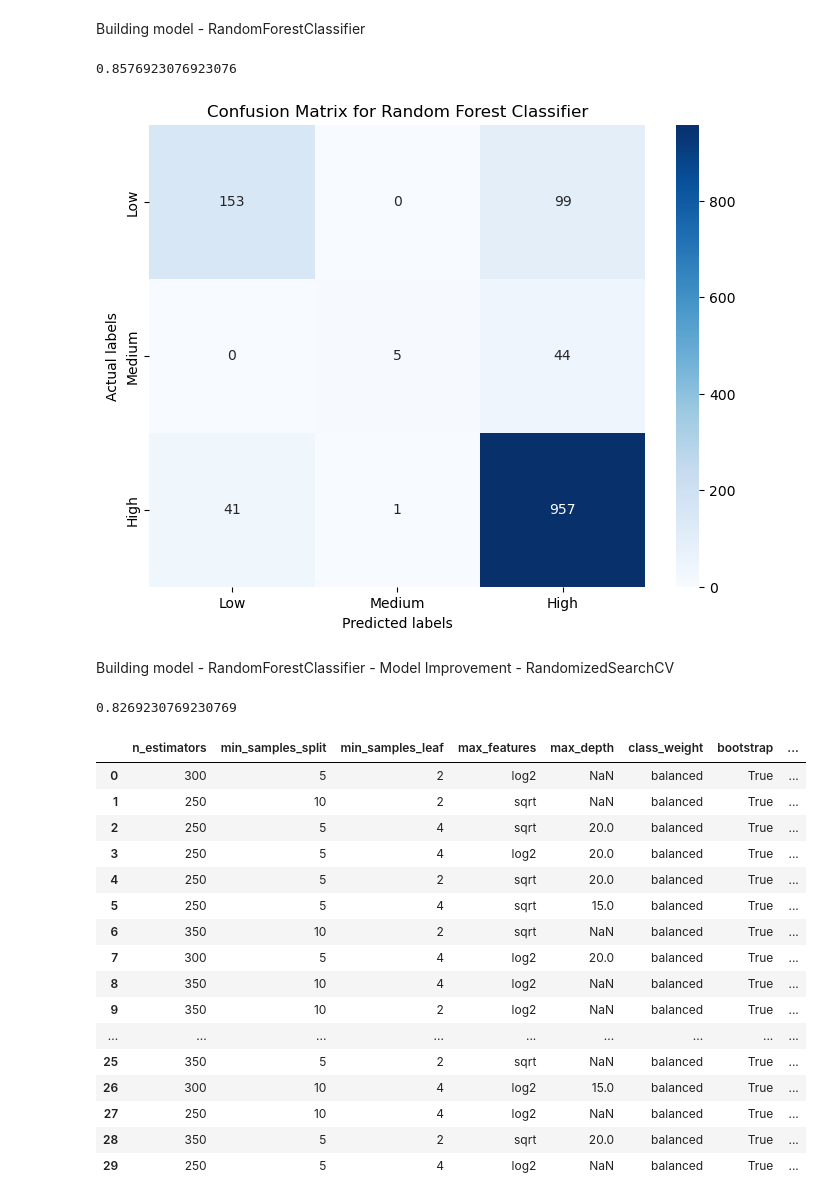
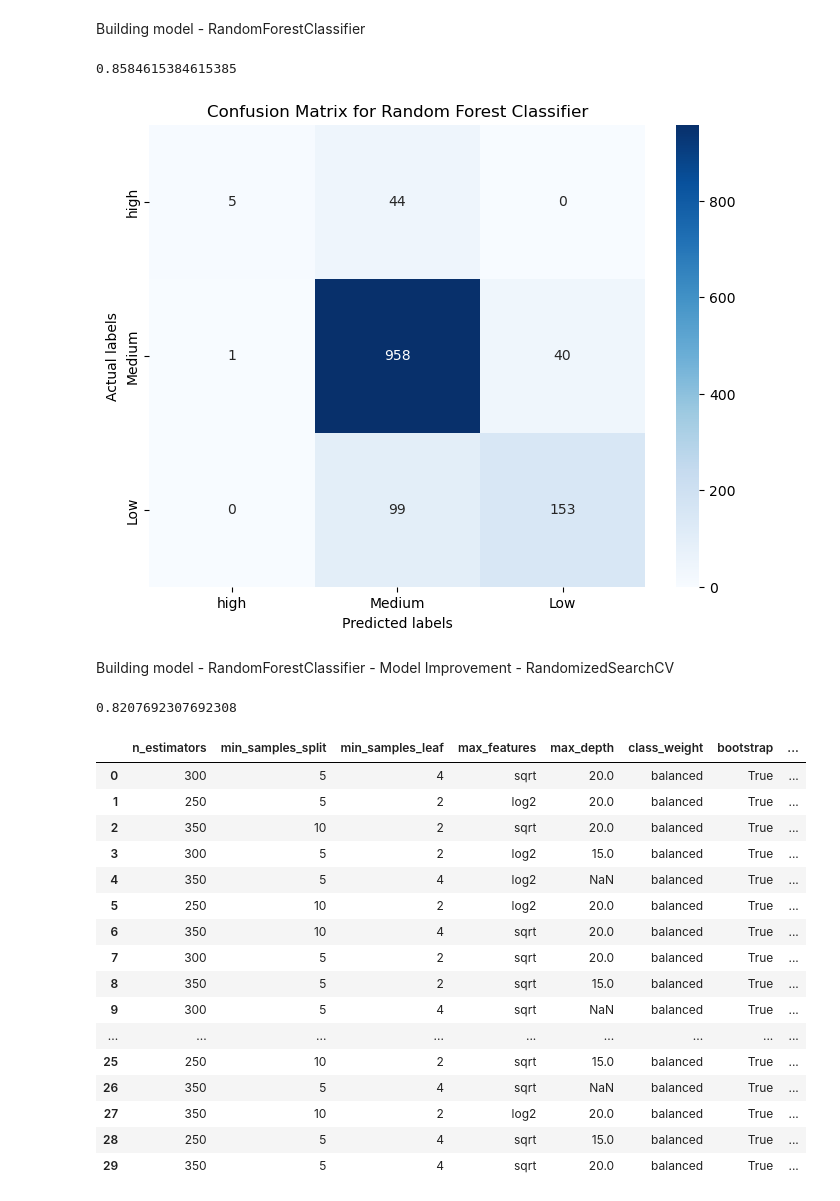
Before and after one commit to rakeshtparayil/Machine_Learning_Projects, a Jupyter notebook: Wine_Quality_Label_Prediction.ipynb, the cells around one changed output. Drawn from its saved outputs; the diff is of its cells as text; code cells hidden in the pictures.

```diff
--- a/Wine_Quality_Label_Prediction.ipynb
+++ b/Wine_Quality_Label_Prediction.ipynb
@@ -37,11 +46,3 @@ Droping the columns
 combined_wine_copy = combined_wine_copy.drop(columns = 'quality')
 # %% [markdown]
 Encoding
-# %%
-
-from sklearn.preprocessing import LabelEncoder
-
-le = LabelEncoder()
-combined_wine_copy['quality_label'] = le.fit_transform(combined_wine_copy['quality_label'])
-combined_wine_copy['type'] = le.fit_transform(combined_wine_copy['type'])
-combined_wine_copy.head()
@@ -54,0 +49,17 @@ combined_wine_copy.head()
+# %%
+from sklearn.preprocessing import LabelEncoder, OrdinalEncoder
+
+# Create encoders
+le = LabelEncoder()  # for wine type
+ord_encoder = OrdinalEncoder(categories=[["low", "medium", "high"]])  # for quality
+
+# Encode wine type using LabelEncoder (no inherent order)
+combined_wine_copy['type'] = le.fit_transform(combined_wine_copy['type'])
+
+# Encode quality_label using OrdinalEncoder (with ordered categories)
+combined_wine_copy['quality_label'] = ord_encoder.fit_transform(
+    combined_wine_copy[['quality_label']]
+)
+
+# Display the result
+print(combined_wine_copy.head())
@@ -96,37 +128,37 @@ RF_model = randomforestclassifier(random_state=42)
 
 #fitting the model
 RF_model.fit(X_train, y_train)
 
 # Prediction
 preds = RF_model.predict(X_test) #predicting
 X_test
 y_test
 
 # accuracy score
 from sklearn.metrics import accuracy_score, classification_report, confusion_matrix #importing necessary metrics
 acc = accuracy_score(y_test, preds) #accuracy
 print(acc) #accuracy
 
 classification_report(y_test, preds) #classification report
 #create a confusion matrix
 
 conf_matrix = confusion_matrix(y_test, preds)
 
 #create a visualization of the confusion matrix
 plt.figure(figsize=(8, 6))
 sns.heatmap(conf_matrix,
             annot=True,
             fmt='d',
             cmap='Blues',
-            xticklabels=['Low', 'Medium', 'High'],  # Changed from ['Red', 'White']
-            yticklabels=['Low', 'Medium', 'High'])  # Changed from ['Red', 'White']
+            xticklabels=['high', 'Medium', 'Low'],
+            yticklabels=['high', 'Medium', 'Low'])
 plt.xlabel('Predicted labels')
 plt.ylabel('Actual labels')
 plt.title('Confusion Matrix for Random Forest Classifier')
 plt.show()
 # %% [output]
-0.8576923076923076
+0.8584615384615385
-[figure, old version]
+[figure, new version]
 # %% [markdown]
 Building model - RandomForestClassifier - Model Improvement - RandomizedSearchCV
 # %%
@@ -172,7 +204,7 @@ from sklearn.metrics import accuracy_score
 acc = accuracy_score(y_test, preds) #accuracy
 print(acc) #accuracy
 # %% [output]
-0.8269230769230769
+0.8207692307692308
 # %%
 grid_results = pd.concat([
   pd.DataFrame(RS_grid.cv_results_["params"]),
@@ -182,22 +214,22 @@ grid_results = pd.concat([
 grid_results
 # %% [output]
 |  | n_estimators | min_samples_split | min_samples_leaf | max_features | max_depth | class_weight | bootstrap | ... |
-| 0 | 300 | 5 | 2 | log2 | NaN | balanced | True | ... |
-| 1 | 250 | 10 | 2 | sqrt | NaN | balanced | True | ... |
-| 2 | 250 | 5 | 4 | sqrt | 20.0 | balanced | True | ... |
-| 3 | 250 | 5 | 4 | log2 | 20.0 | balanced | True | ... |
-| 4 | 250 | 5 | 2 | sqrt | 20.0 | balanced | True | ... |
-| 5 | 250 | 5 | 4 | sqrt | 15.0 | balanced | True | ... |
-| 6 | 350 | 10 | 2 | sqrt | NaN | balanced | True | ... |
-| 7 | 300 | 5 | 4 | log2 | 20.0 | balanced | True | ... |
-| 8 | 350 | 10 | 4 | log2 | NaN | balanced | True | ... |
-| 9 | 350 | 10 | 2 | log2 | NaN | balanced | True | ... |
+| 0 | 300 | 5 | 4 | sqrt | 20.0 | balanced | True | ... |
+| 1 | 250 | 5 | 2 | log2 | 20.0 | balanced | True | ... |
+| 2 | 350 | 10 | 2 | sqrt | 20.0 | balanced | True | ... |
+| 3 | 300 | 5 | 2 | log2 | 15.0 | balanced | True | ... |
+| 4 | 350 | 5 | 4 | log2 | NaN | balanced | True | ... |
+| 5 | 250 | 10 | 2 | log2 | 20.0 | balanced | True | ... |
+| 6 | 350 | 10 | 4 | sqrt | 20.0 | balanced | True | ... |
+| 7 | 300 | 5 | 2 | sqrt | 20.0 | balanced | True | ... |
+| 8 | 350 | 5 | 2 | sqrt | 15.0 | balanced | True | ... |
+| 9 | 300 | 5 | 4 | sqrt | NaN | balanced | True | ... |
 | ... | ... | ... | ... | ... | ... | ... | ... | ... |
-| 25 | 350 | 5 | 2 | sqrt | NaN | balanced | True | ... |
-| 26 | 300 | 10 | 4 | log2 | 15.0 | balanced | True | ... |
-| 27 | 250 | 10 | 4 | log2 | NaN | balanced | True | ... |
-| 28 | 350 | 5 | 2 | sqrt | 20.0 | balanced | True | ... |
-| 29 | 250 | 5 | 4 | log2 | NaN | balanced | True | ... |
+| 25 | 250 | 10 | 2 | sqrt | 15.0 | balanced | True | ... |
+| 26 | 350 | 5 | 4 | sqrt | NaN | balanced | True | ... |
+| 27 | 350 | 10 | 2 | log2 | 20.0 | balanced | True | ... |
+| 28 | 250 | 5 | 4 | sqrt | 15.0 | balanced | True | ... |
+| 29 | 350 | 5 | 4 | sqrt | 20.0 | balanced | True | ... |
 # %%
 print(RS_grid.best_params_)
 # %% [output]
```
Also changed, not shown: parts of 6 cells of this notebook, 1 other file.
